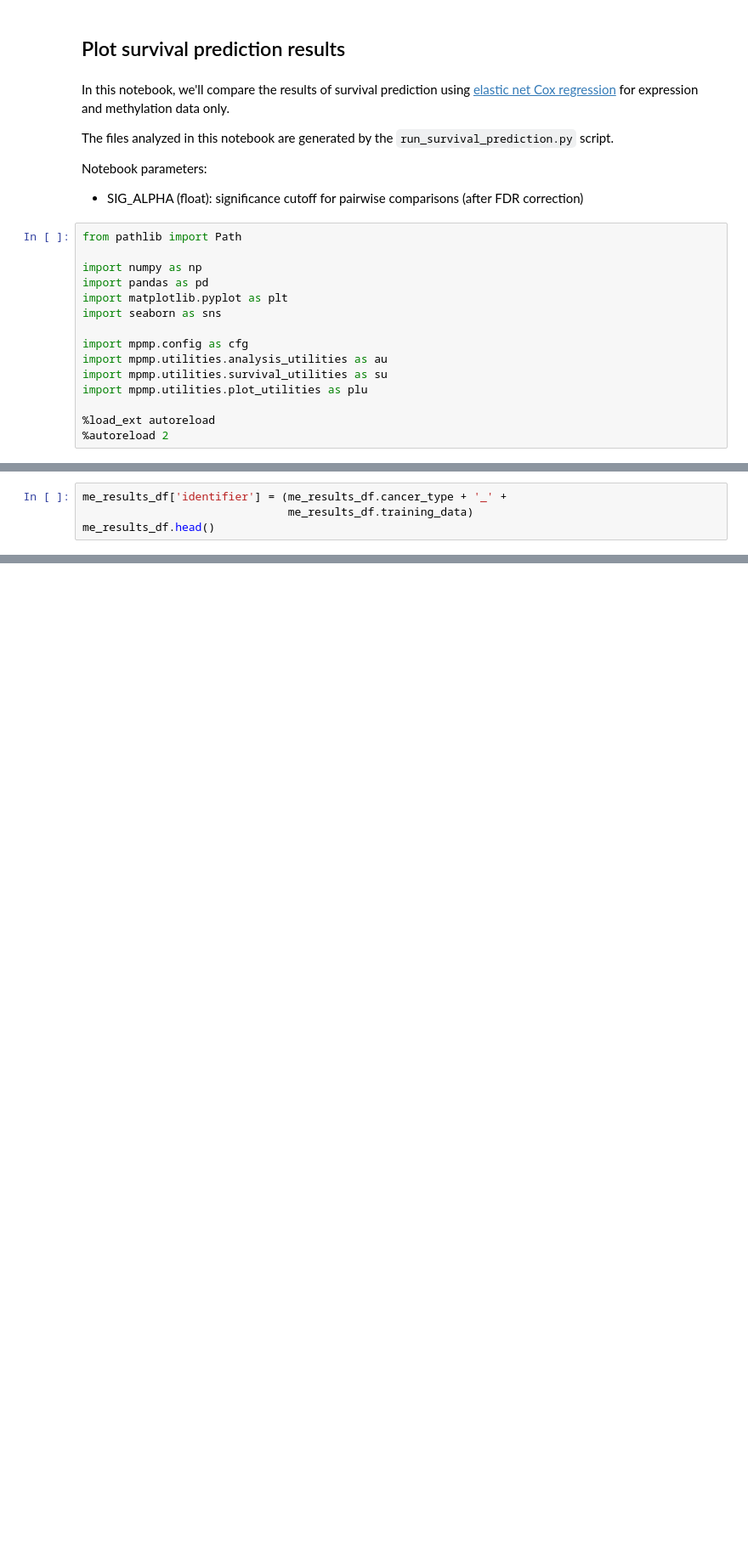
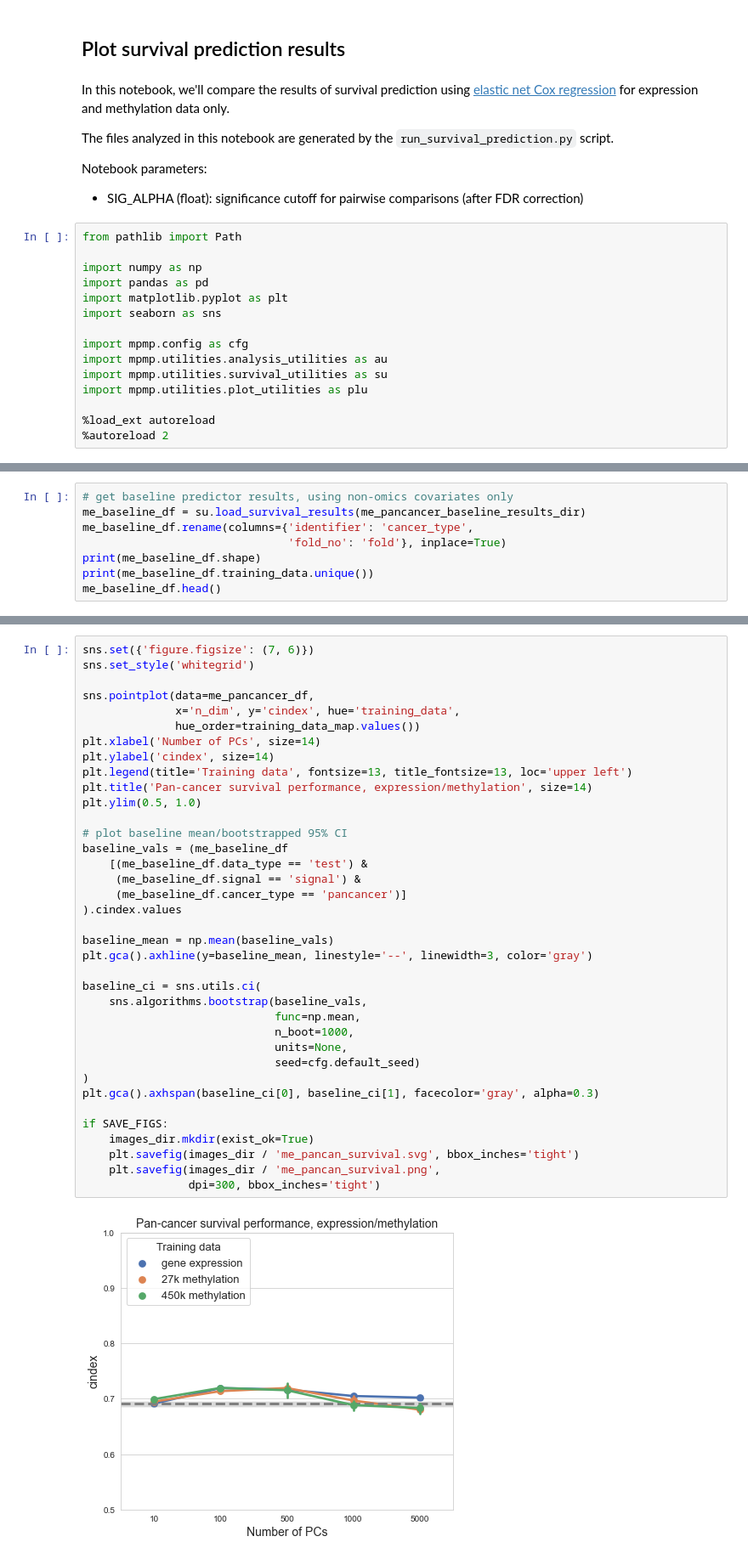
Before and after one commit to greenelab/mpmp, a Jupyter notebook: 06_predict_survival/plot_survival_results.ipynb, the cells around one changed output, grey strips where cells are left out. Shown at 85% size. Cells and saved outputs as stored; diff of their text form; blank space fills up the shorter version.

Commit message:
rename survival notebooks and generate converted scripts

```diff
--- a/06_predict_survival/plot_survival_results.ipynb
+++ b/06_predict_survival/plot_survival_results.ipynb
@@ -130,4 +24,0 @@ plt.tight_layout()
-# %%
-me_results_df['identifier'] = (me_results_df.cancer_type + '_' +
-                               me_results_df.training_data)
-me_results_df.head()
@@ -665,0 +95,8 @@ mutational signatures: 4/27
+# %%
+# get baseline predictor results, using non-omics covariates only
+me_baseline_df = su.load_survival_results(me_pancancer_baseline_results_dir)
+me_baseline_df.rename(columns={'identifier': 'cancer_type',
+                               'fold_no': 'fold'}, inplace=True)
+print(me_baseline_df.shape)
+print(me_baseline_df.training_data.unique())
+me_baseline_df.head()
@@ -665,0 +112,39 @@ mutational signatures: 4/27
+# %%
+sns.set({'figure.figsize': (7, 6)})
+sns.set_style('whitegrid')
+
+sns.pointplot(data=me_pancancer_df,
+              x='n_dim', y='cindex', hue='training_data',
+              hue_order=training_data_map.values())
+plt.xlabel('Number of PCs', size=14)
+plt.ylabel('cindex', size=14)
+plt.legend(title='Training data', fontsize=13, title_fontsize=13, loc='upper left')
+plt.title('Pan-cancer survival performance, expression/methylation', size=14)
+plt.ylim(0.5, 1.0)
+
+# plot baseline mean/bootstrapped 95% CI
+baseline_vals = (me_baseline_df
+    [(me_baseline_df.data_type == 'test') &
+     (me_baseline_df.signal == 'signal') &
+     (me_baseline_df.cancer_type == 'pancancer')]
+).cindex.values
+
+baseline_mean = np.mean(baseline_vals)
+plt.gca().axhline(y=baseline_mean, linestyle='--', linewidth=3, color='gray')
+
+baseline_ci = sns.utils.ci(
+    sns.algorithms.bootstrap(baseline_vals,
+                             func=np.mean,
+                             n_boot=1000,
+                             units=None,
+                             seed=cfg.default_seed)
+)
+plt.gca().axhspan(baseline_ci[0], baseline_ci[1], facecolor='gray', alpha=0.3)
+
+if SAVE_FIGS:
+    images_dir.mkdir(exist_ok=True)
+    plt.savefig(images_dir / 'me_pancan_survival.svg', bbox_inches='tight')
+    plt.savefig(images_dir / 'me_pancan_survival.png',
+                dpi=300, bbox_inches='tight')
+# %% [output]
+[figure, added]
```
Also changed, not shown: parts of 69 cells of this notebook, 6 other files.
